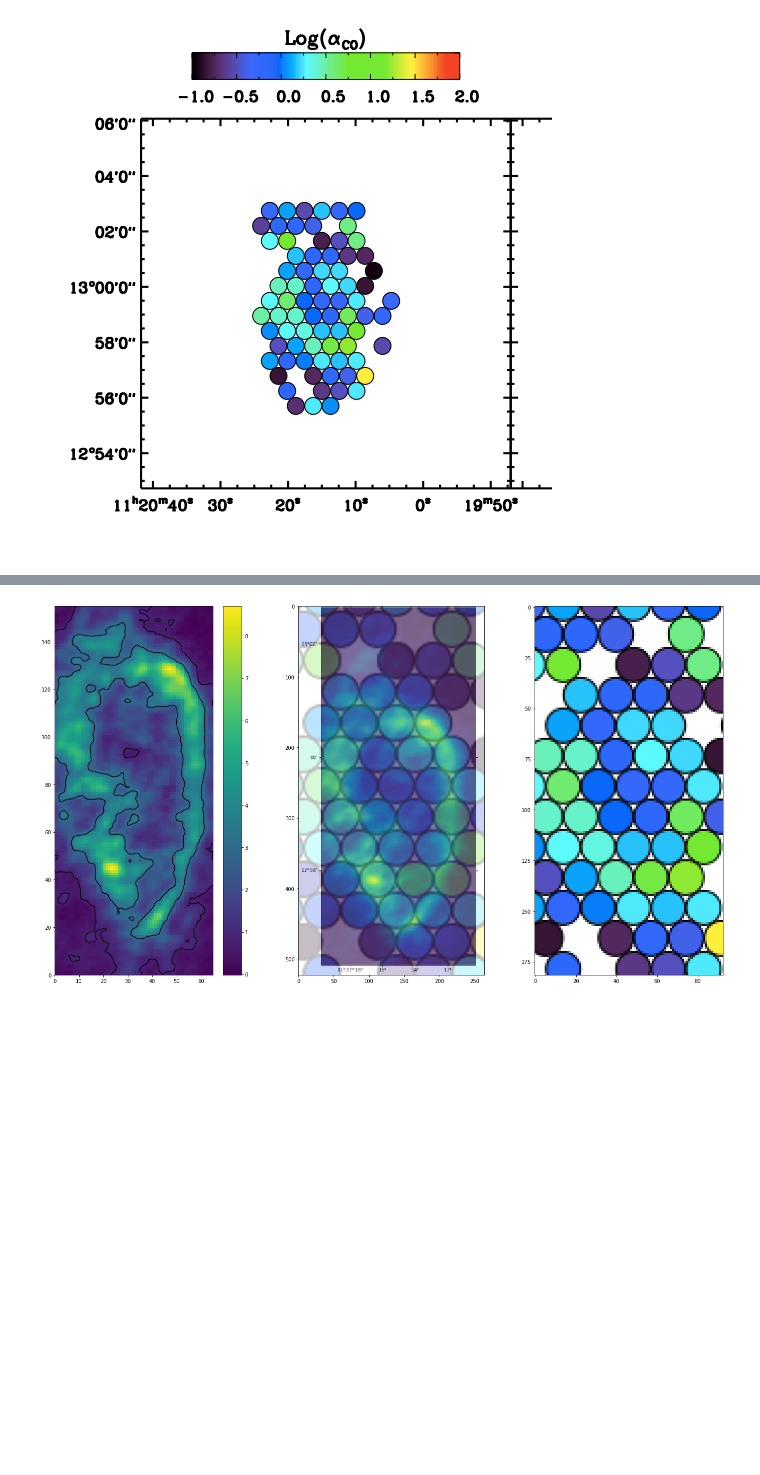
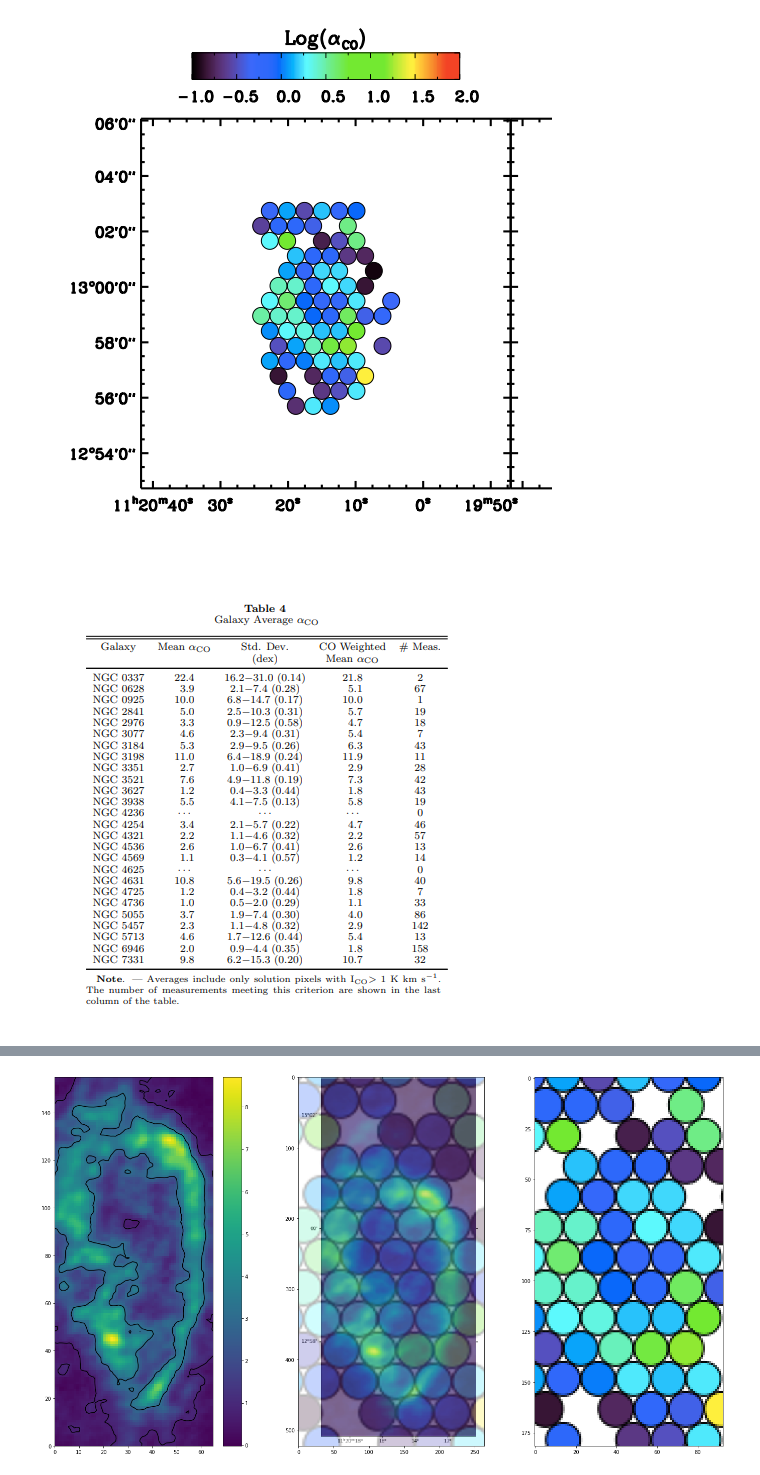
Before and after one commit to ValerieKostiuk/Course-work, a Jupyter notebook: NGC3627/I_CO-to-H2.ipynb, the cells around one changed output, grey strips where cells are left out. Saved outputs shown, nothing was run; the diff lists cells and outputs as text; code cells hidden in the pictures; blank space fills up the shorter version.

Commit message:
add mean value of a_CO

```diff
--- a/NGC3627/I_CO-to-H2.ipynb
+++ b/NGC3627/I_CO-to-H2.ipynb
@@ -28,3 +28,7 @@ Populating the interactive namespace from numpy and matplotlib
 Image('./images/factor1.png')
 # %% [output]
 [figure]
+# %%
+Image('./images/mean_aCO.png')
+# %% [output]
+[figure, added]
```
Also changed, not shown: parts of 12 cells of this notebook.
